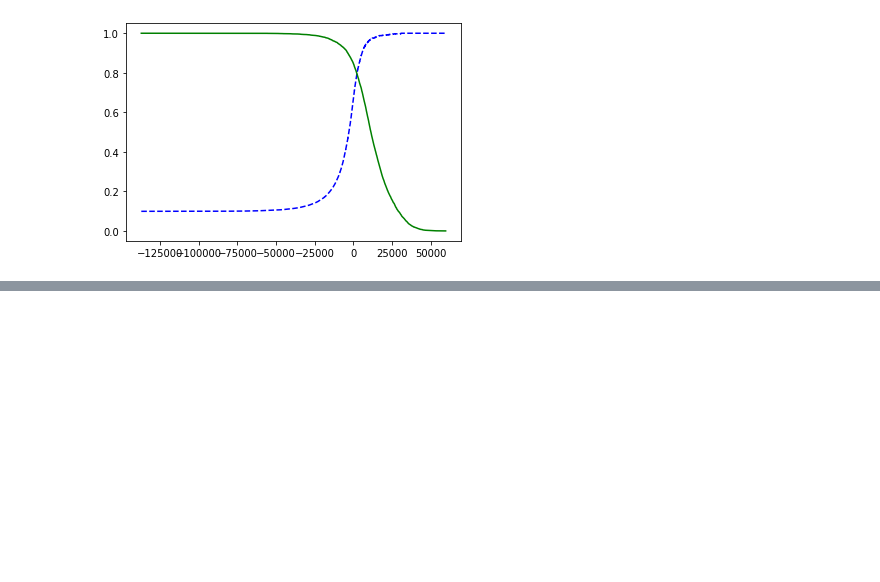
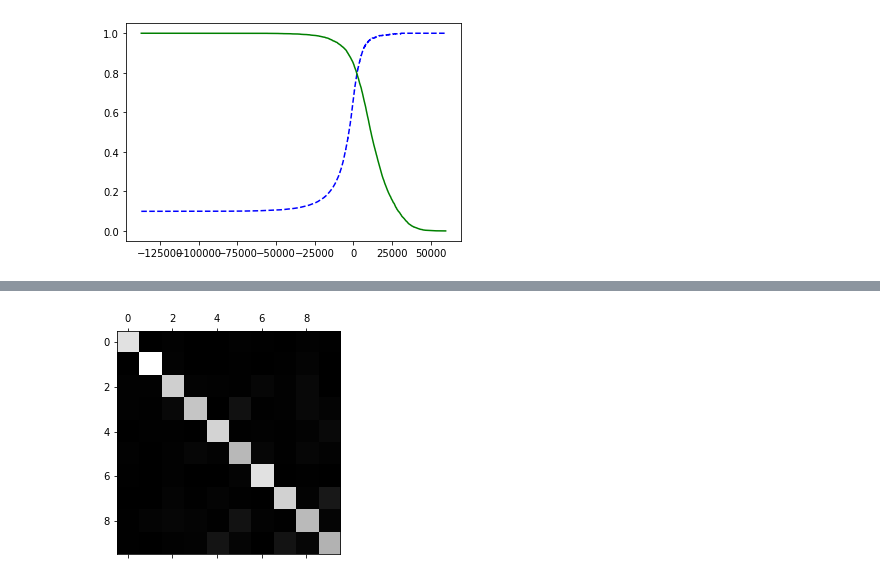
Before and after one commit to korzhnev/mlc, a Jupyter notebook: notebooks/mnist/mnist.ipynb, the cells around one changed output, grey strips where cells are left out. Saved outputs shown, nothing was run; the diff lists cells and outputs as text; code cells hidden in the pictures; blank space fills up the shorter version.

```diff
--- a/notebooks/mnist/mnist.ipynb
+++ b/notebooks/mnist/mnist.ipynb
@@ -157,0 +166,2 @@ plt.show()
+# %%
+sgd_clf.fit(X_train.values, y_train.values) # y_train, not y_train_5
@@ -157,0 +188,7 @@ plt.show()
+# %%
+y_train_pred = cross_val_predict(sgd_clf, X_train, y_train, cv=3)
+# %%
+from sklearn.metrics import confusion_matrix
+
+conf_mx = confusion_matrix(y_train, y_train_pred)
+conf_mx
@@ -157,0 +206,5 @@ plt.show()
+# %%
+plt.matshow(conf_mx, cmap=plt.cm.gray)
+plt.show()
+# %% [output]
+[figure, added]
```
Also changed, not shown: parts of 9 cells of this notebook.
